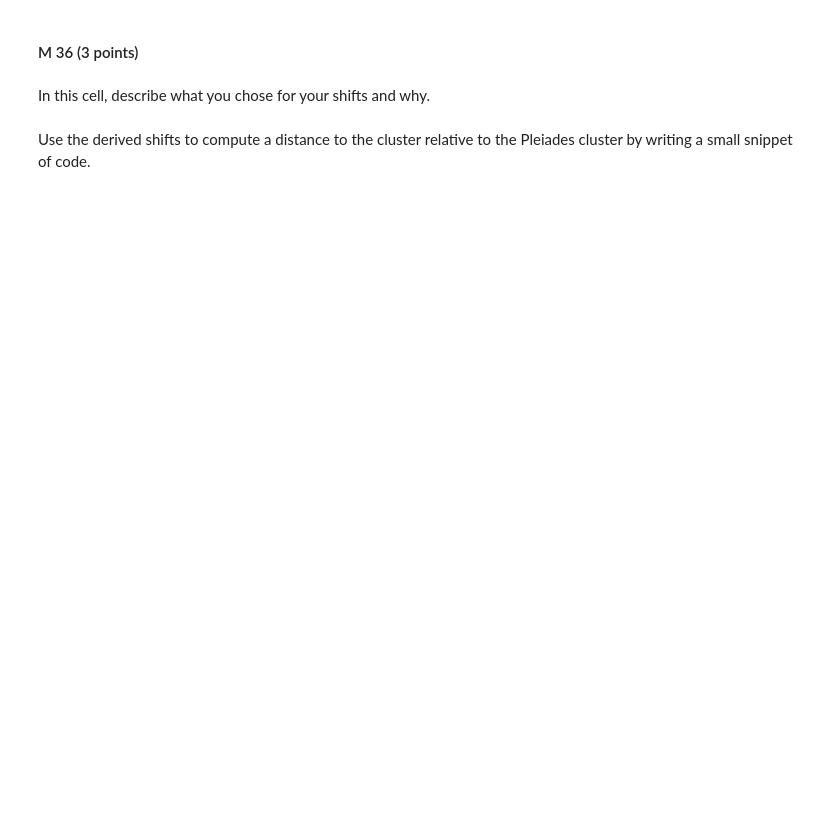
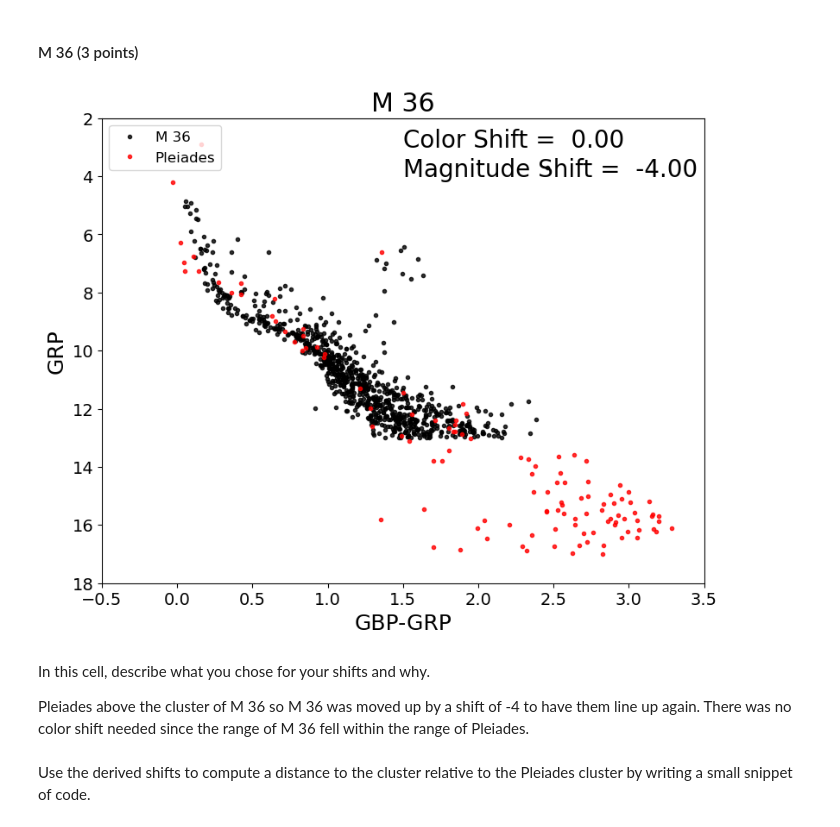
Before and after one commit to juliawmv/CMD_distmod_student, a Jupyter notebook: notebooks_cluster_plot_student.ipynb, the cells around one changed output. Saved outputs shown, nothing was run; the diff lists cells and outputs as text; code cells hidden in the pictures; blank space fills up the shorter version.

```diff
--- a/notebooks_cluster_plot_student.ipynb
+++ b/notebooks_cluster_plot_student.ipynb
@@ -58,9 +64,13 @@ print(dist_ratio_m34)
 # %% [markdown]
 #### M 36 (3 points)
 # %%
-cp.cmdplot(clustname='M 36',magshift=-4,colshift=0.0)
+cp.cmdplot(clustname='M 36',magshift=-4,colshift=0)
+# %% [output]
+[figure, added]
-# %% [markdown]
-In this cell, describe what you chose for your shifts and why.
+# %% [markdown]
+In this cell, describe what you chose for your shifts and why.
+
+Pleiades above the cluster of M 36 so M 36 was moved up by a shift of -4 to have them line up again. There was no color shift needed since the range of M 36 fell within the range of Pleiades.
 # %% [markdown]
 Use the derived shifts to compute a distance to the cluster relative to the Pleiades cluster by writing a small snippet of code.
 # %%
```
Also changed, not shown: parts of 18 cells of this notebook.
